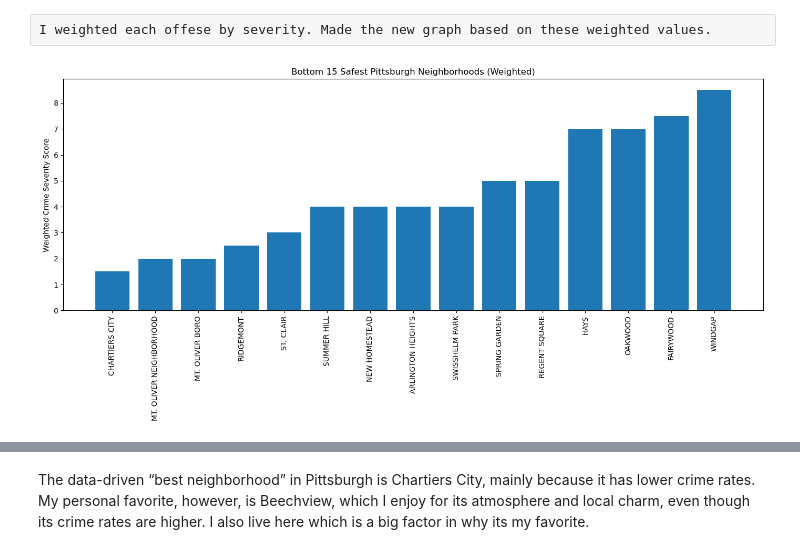
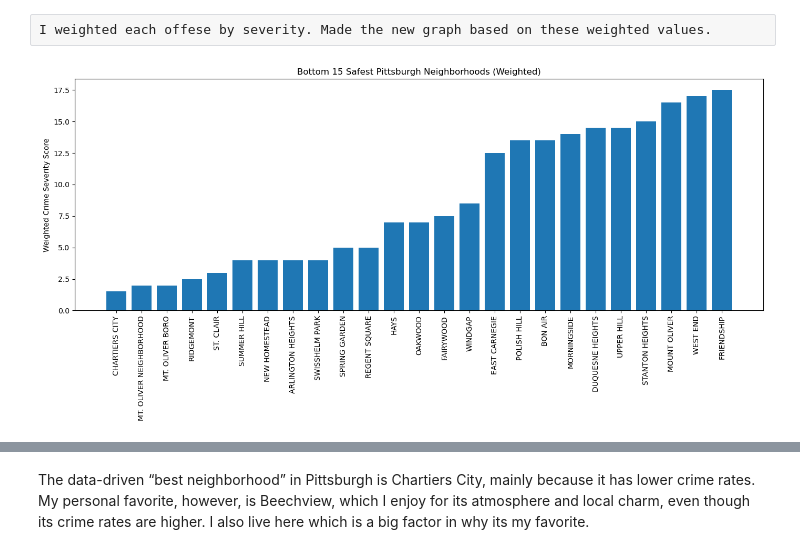
Before and after one commit to nbrauser/CMPINF_Final_Project, a Jupyter notebook: blr91_final_project.ipynb, the cells around one changed output, grey strips where cells are left out. Drawn from its saved outputs; the diff is of its cells as text; code cells hidden in the pictures.

```diff
--- a/blr91_final_project.ipynb
+++ b/blr91_final_project.ipynb
@@ -91,32 +91,33 @@ def get_weight(offense):
     elif "THEFT" in offense:
         return 2
     elif "VANDALISM" in offense:
         return 2
     elif "DISORDERLY" in offense:
         return 1
     elif "LIQUOR" in offense:
         return 1
     else:
         return 0.5
 
 df["WEIGHT"] = df["OFFENSES"].apply(get_weight)
 
 # Recalculate weighted + incident counts
 neigh_scores = df.groupby("NEIGHBORHOOD").agg(
     Weighted_Score=("WEIGHT", "sum"),
     Total_Incidents=("NEIGHBORHOOD", "count")
 )
 
 # Bottom 15 safest neighborhoods
-bottom15 = neigh_scores.sort_values("Weighted_Score", ascending=True).head(15)
+bottom15 = neigh_scores.sort_values("Weighted_Score", ascending=True).head(25)
+# print(bottom15)
 
 # Plot
 plt.figure(figsize=(14, 7))
 plt.bar(bottom15.index, bottom15["Weighted_Score"])
 plt.xticks(rotation=90)
 plt.ylabel("Weighted Crime Severity Score")
 plt.title("Bottom 15 Safest Pittsburgh Neighborhoods (Weighted)")
 plt.tight_layout()
 plt.show()
 # %% [output]
-[figure, old version]
+[figure, new version]
```
Also changed, not shown: parts of 3 cells of this notebook, 2 other files.
